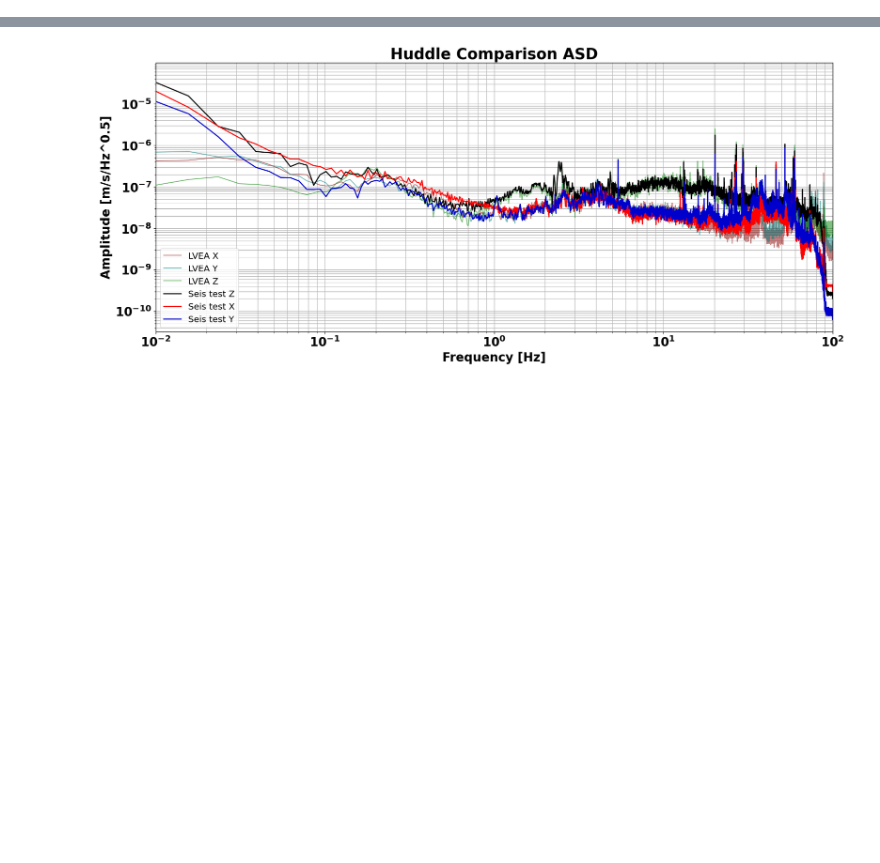
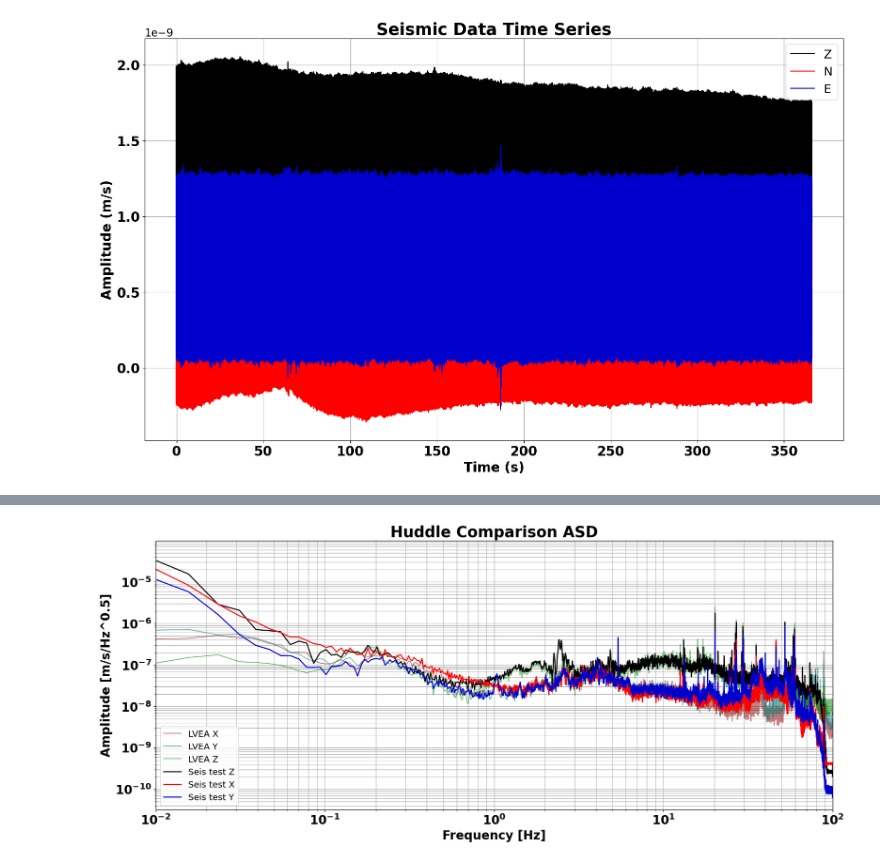
Before and after one commit to EquivocalBeing/CE_code, a Jupyter notebook: Huddle_comparison.ipynb, the cells around one changed output, grey strips where cells are left out. Drawn from its saved outputs; the diff is of its cells as text; code cells hidden in the pictures; blank space fills up the shorter version.

```diff
--- a/Huddle_comparison.ipynb
+++ b/Huddle_comparison.ipynb
@@ -54,34 +79,36 @@ def time_series(channels,t, zed, north, east, xmax, xmin, ymax, ymin, function):
         plt.title(title + " Data Time Series", fontweight = 'bold', fontsize = 25)
         plt.plot(t, zed, linewidth = 1.5, color = 'black', label = labels[2])
         plt.plot(t, north, linewidth = 1.5, color = 'red', label = labels[1])
         plt.plot(t, east, linewidth = 1.5, color = 'mediumblue', label = labels[0])
 
     elif channels == "2":
         plt.title(title + " Channel: " + labels[1], fontweight = 'bold', fontsize = 25)
         plt.plot(t, north, linewidth = 1.5, color = 'red', label = labels[1])
 
     elif channels == "3":
         plt.title(title + " Channel: " + labels[0], fontweight = 'bold', fontsize = 25)
         plt.plot(t, east, linewidth = 1.5, color = 'mediumblue', label = labels[0])
 
     elif channels == "4":
         plt.title(title + " Channel: " + labels[2], fontweight = 'bold', fontsize = 25)
         plt.plot(t, zed, linewidth = 1.5, color = 'black', label = labels[2])
 
     plt.legend(loc = "upper right", fontsize = 18)
     plt.xlabel("Time (s)", fontweight = "bold", fontsize = 20)
     plt.ylabel("Amplitude (m/s)", fontweight = "bold", fontsize = 20)
 
     plt.xlim(xmin, xmax)
     plt.ylim(ymin, ymax)
 
     plt.yticks(fontsize = 20, fontweight = "bold")
     plt.xticks(fontsize = 20, fontweight = "bold")
     plt.grid(True)
     plt.show()
 
 
-time_series("1", time, z, y, x, None, None, None, None, "seis")
+time_series("1", time, z, n, e, None, None, None, None, "seis")
+# %% [output]
+[figure, added]
 # %%
 ################################### Enter how long of a time segment you'd like to look at #####################################
 
```
Also changed, not shown: parts of 5 cells of this notebook.
